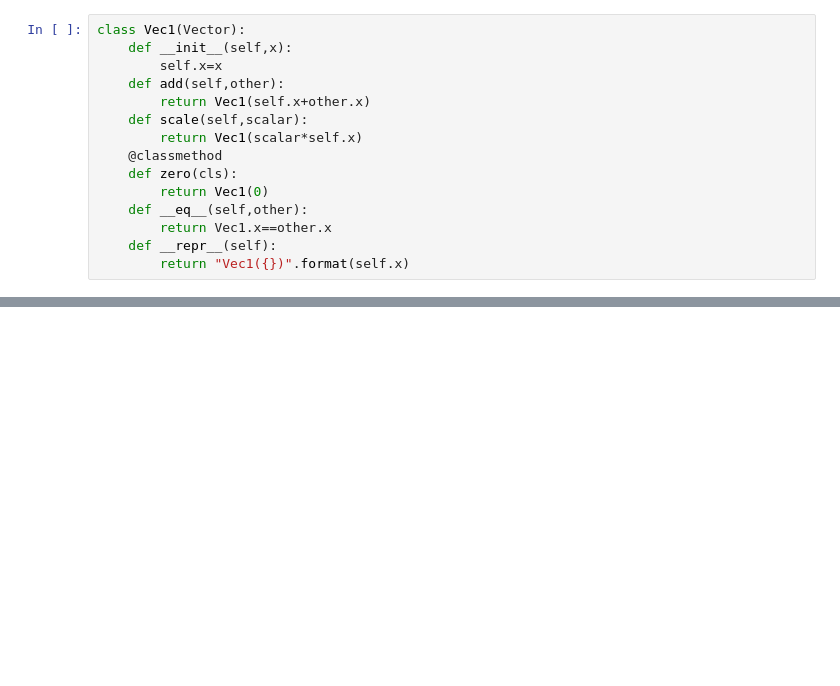
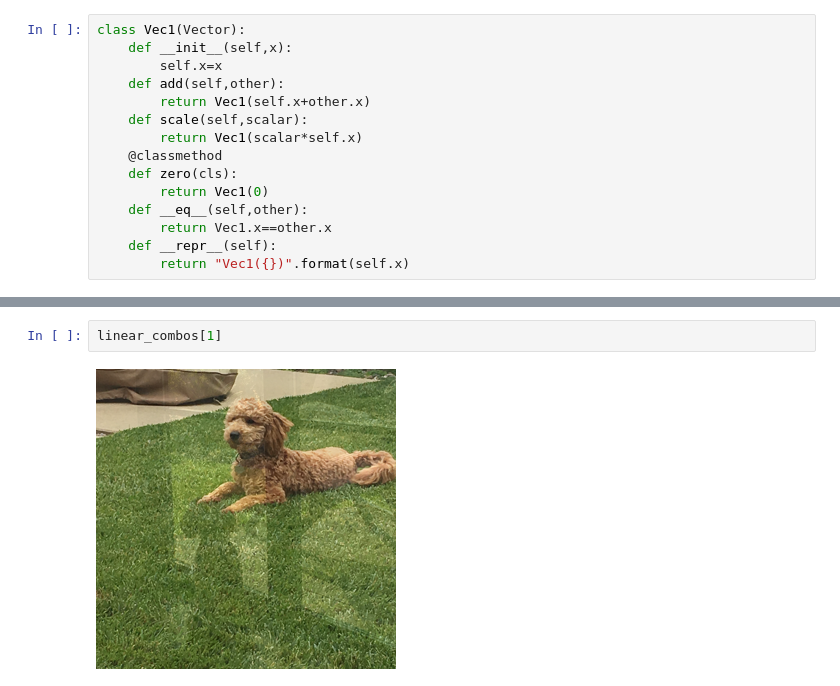
Before and after one commit to Sakurajima-sight/Mathematics-for-programmers-Python, a Jupyter notebook: Chapter 06/Untitled.ipynb, the cells around one changed output, grey strips where cells are left out. Saved outputs shown, nothing was run; the diff lists cells and outputs as text; blank space fills up the shorter version.

```diff
--- a/Chapter 06/Untitled.ipynb
+++ b/Chapter 06/Untitled.ipynb
@@ -936,0 +1118,4 @@ g=Function(lambda x,y:x-y+1)
+# %%
+linear_combos[1]
+# %% [output]
+[figure, added]
```
Also changed, not shown: parts of 110 cells of this notebook, 2 other files.
